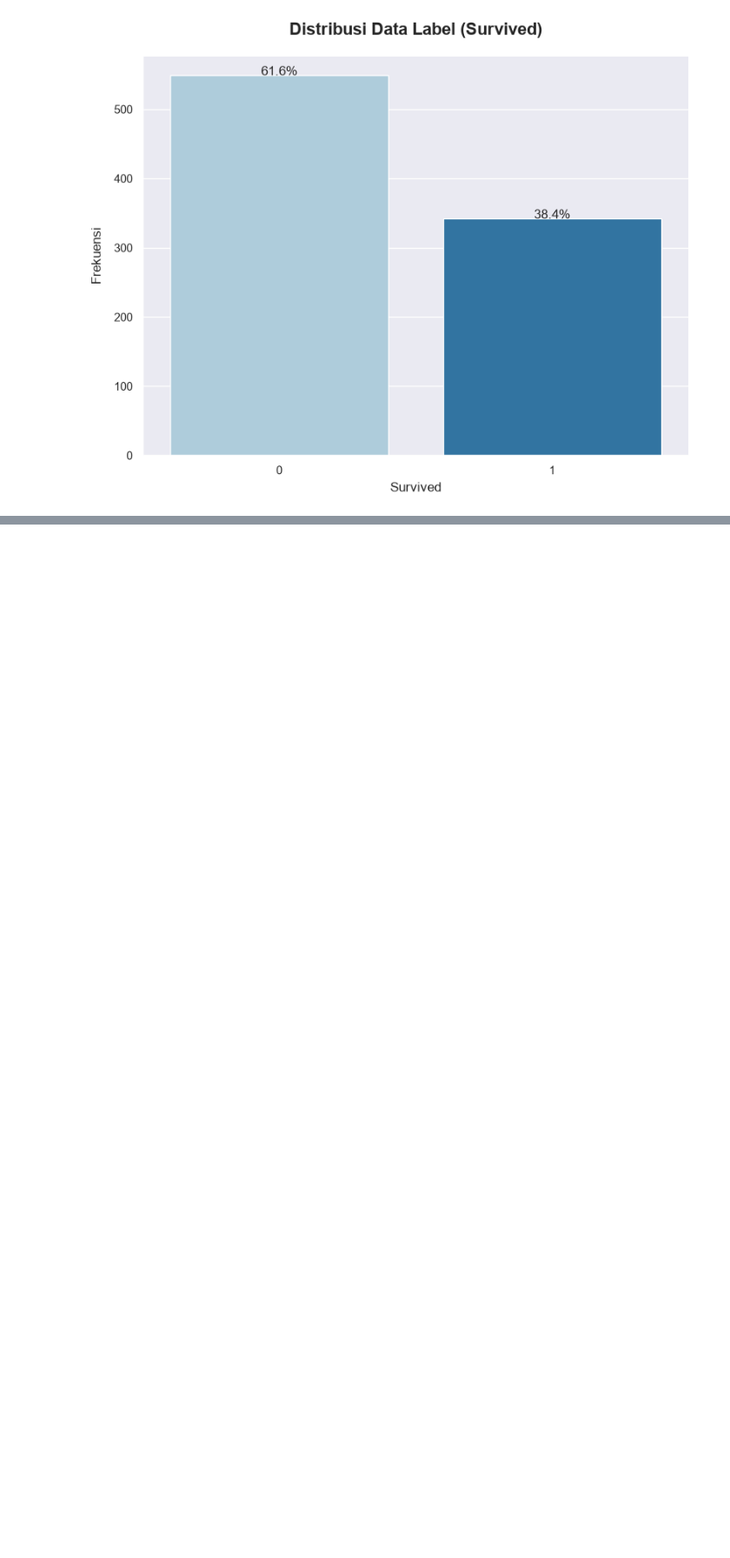
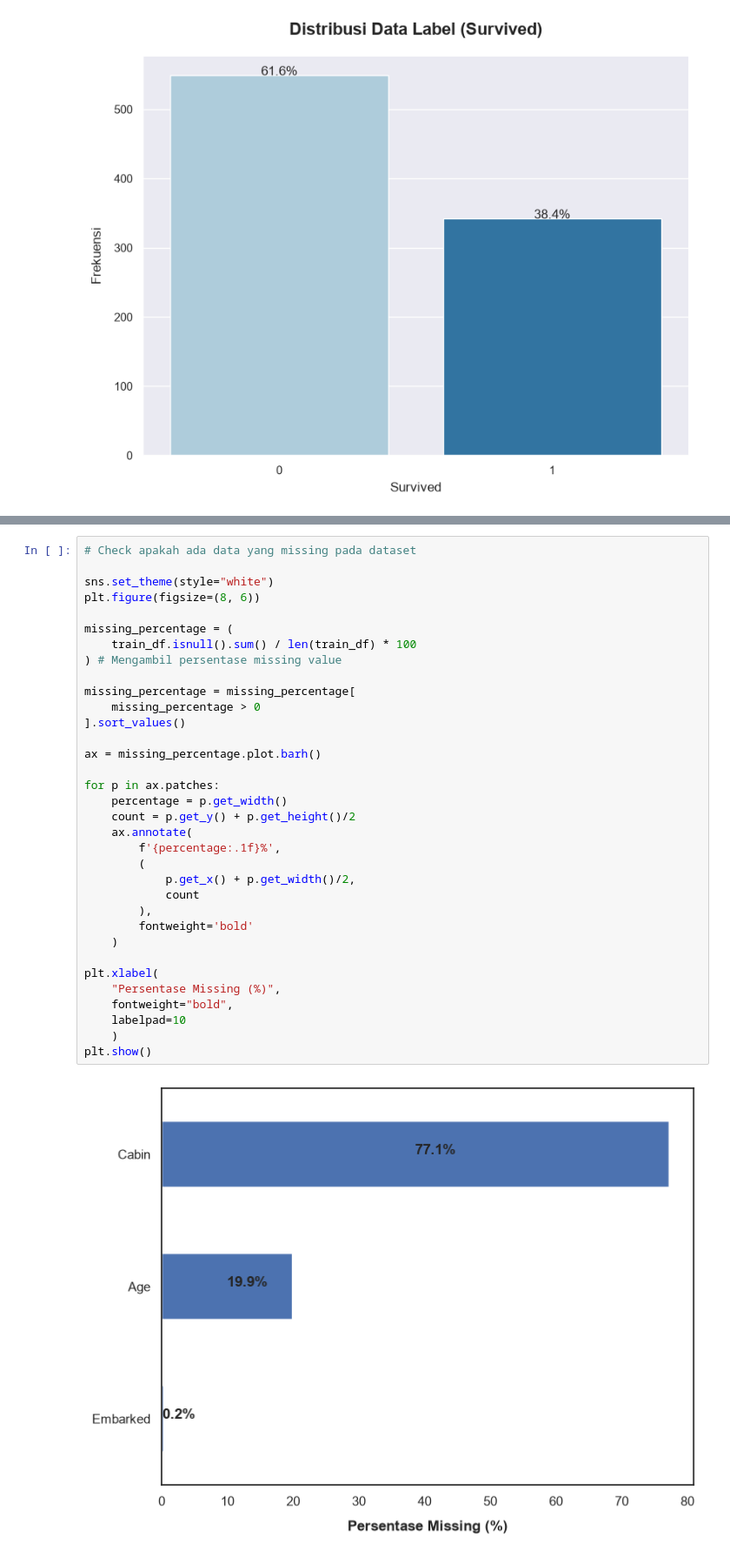
Before and after one commit to jamaak/ml-titanic-machine-learning, a Jupyter notebook: notebook/cleaning-data.ipynb, the cells around one changed output, grey strips where cells are left out. Shown at 87% size. Saved outputs shown, nothing was run; the diff lists cells and outputs as text; blank space fills up the shorter version.

```diff
--- a/notebook/cleaning-data.ipynb
+++ b/notebook/cleaning-data.ipynb
@@ -200,0 +228,36 @@ plt.show()
+# %%
+# Check apakah ada data yang missing pada dataset
+
+sns.set_theme(style="white")
+plt.figure(figsize=(8, 6))
+
+missing_percentage = (
+    train_df.isnull().sum() / len(train_df) * 100
+) # Mengambil persentase missing value
+
+missing_percentage = missing_percentage[
+    missing_percentage > 0
+].sort_values()
+
+ax = missing_percentage.plot.barh()
+
+for p in ax.patches:
+    percentage = p.get_width()
+    count = p.get_y() + p.get_height()/2
+    ax.annotate(
+        f'{percentage:.1f}%',
+        (
+            p.get_x() + p.get_width()/2,
+            count
+        ),
+        fontweight='bold'
+    )
+
+plt.xlabel(
+    "Persentase Missing (%)",
+    fontweight="bold",
+    labelpad=10
+    )
+plt.show()
+# %% [output]
+[figure, added]
```
Also changed, not shown: parts of 4 cells of this notebook.
